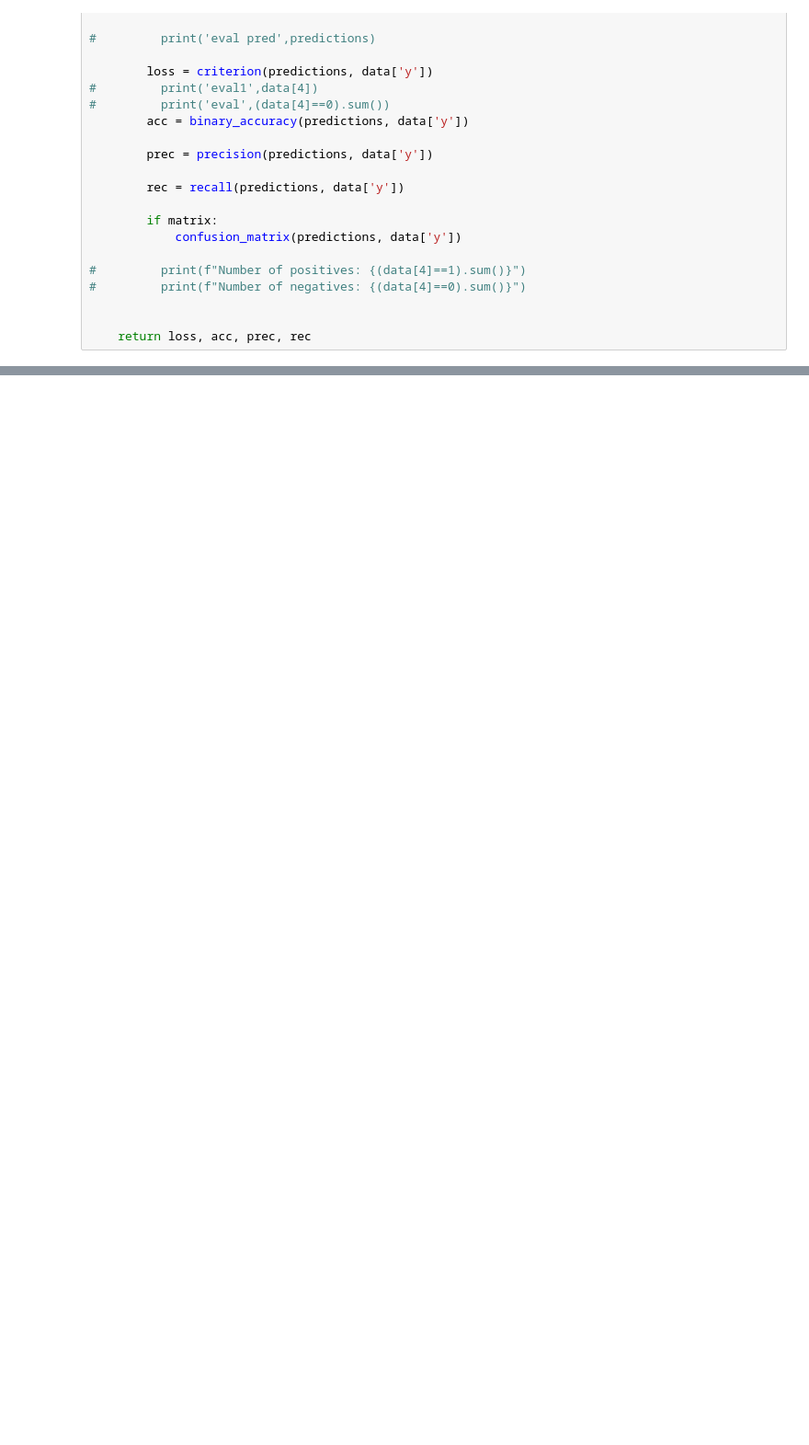
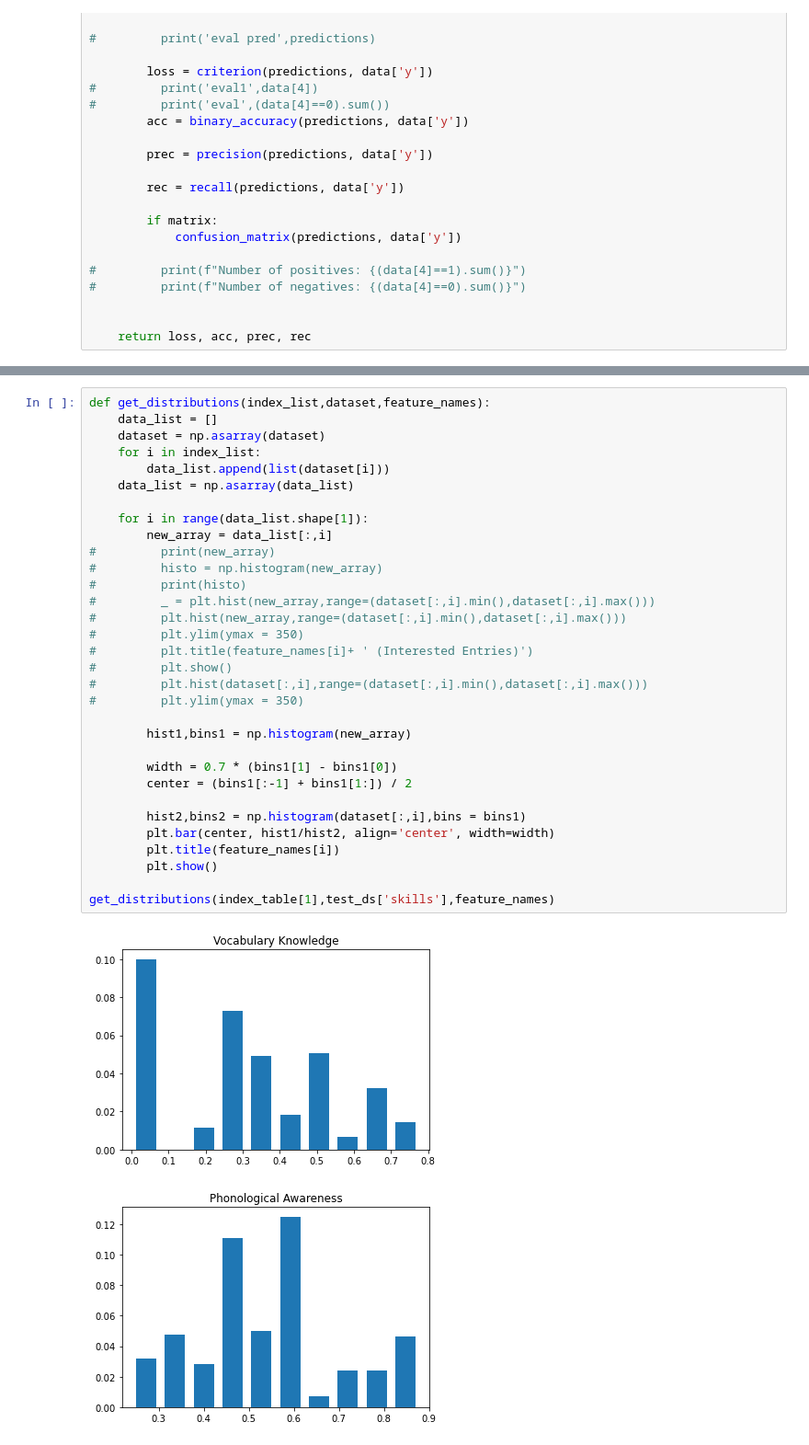
Before and after one commit to EdTeKLA/ComprehensionScorePredictor, a Jupyter notebook: code/correctness_pred/model.ipynb, the cells around one changed output, grey strips where cells are left out. Shown at 92% size. Saved outputs shown, nothing was run; the diff lists cells and outputs as text; blank space fills up the shorter version.

```diff
--- a/code/correctness_pred/model.ipynb
+++ b/code/correctness_pred/model.ipynb
@@ -555,0 +825,35 @@ RuntimeError: mat1 and mat2 shapes cannot be multiplied (1325x7 and 13x26)
+# %%
+def get_distributions(index_list,dataset,feature_names):
+    data_list = []
+    dataset = np.asarray(dataset)
+    for i in index_list:
+        data_list.append(list(dataset[i]))
+    data_list = np.asarray(data_list)
+
+    for i in range(data_list.shape[1]):
+        new_array = data_list[:,i]
+#         print(new_array)
+#         histo = np.histogram(new_array)
+#         print(histo)
+#         _ = plt.hist(new_array,range=(dataset[:,i].min(),dataset[:,i].max()))
+#         plt.hist(new_array,range=(dataset[:,i].min(),dataset[:,i].max()))
+#         plt.ylim(ymax = 350)
+#         plt.title(feature_names[i]+ ' (Interested Entries)')
+#         plt.show()
+#         plt.hist(dataset[:,i],range=(dataset[:,i].min(),dataset[:,i].max()))
+#         plt.ylim(ymax = 350)
+
+        hist1,bins1 = np.histogram(new_array)
+
+        width = 0.7 * (bins1[1] - bins1[0])
+        center = (bins1[:-1] + bins1[1:]) / 2
+
+        hist2,bins2 = np.histogram(dataset[:,i],bins = bins1)
+        plt.bar(center, hist1/hist2, align='center', width=width)
+        plt.title(feature_names[i])
+        plt.show()
+
+get_distributions(index_table[1],test_ds['skills'],feature_names)
+# %% [output]
+[figure, added]
+[figure, added]
```
Also changed, not shown: parts of 36 cells of this notebook, 5 other files.
